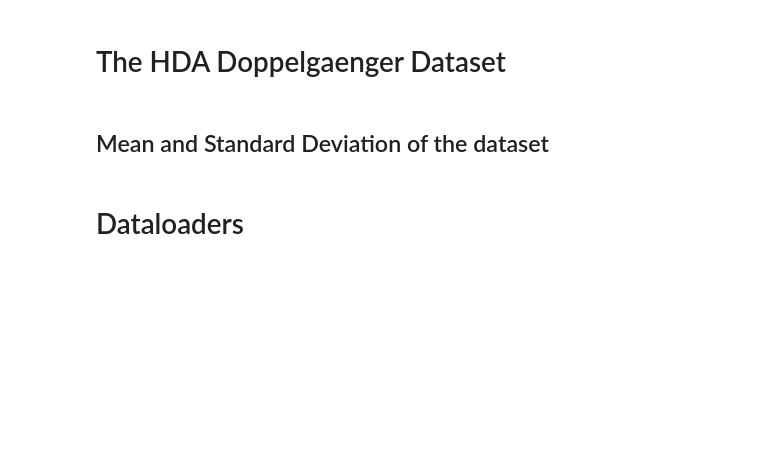
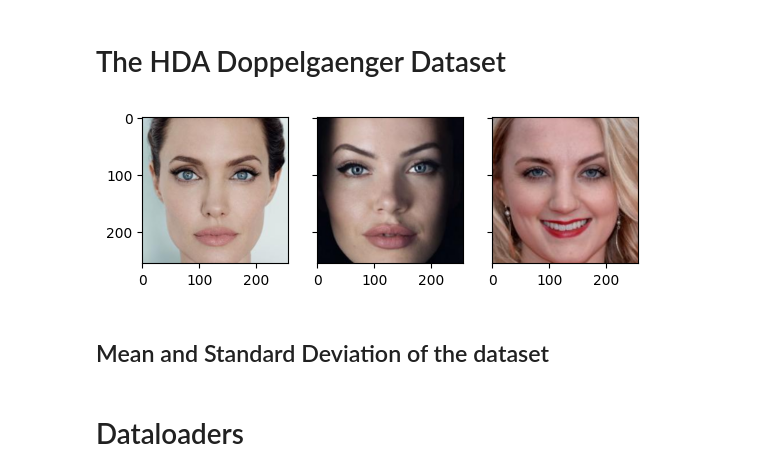
Before and after one commit to LucaFranceschi01/DL-2024, a Jupyter notebook: FINAL/FinalProject.ipynb, the cells around one changed output. Saved outputs shown, nothing was run; the diff lists cells and outputs as text; code cells hidden in the pictures; blank space fills up the shorter version.

```diff
--- a/FINAL/FinalProject.ipynb
+++ b/FINAL/FinalProject.ipynb
@@ -75,4 +70,5 @@ print(f"Using {device} device")
 # %%
 fixed_seed = 42
+dataset_version = 'F_dataset.json'
 # %% [markdown]
 # The HDA Doppelgaenger Dataset
@@ -79,9 +79,10 @@ fixed_seed = 42
 # %%
 class HDA_Doppelgaenger(torch.utils.data.Dataset):
 
-    def __init__(self, datadir = data_path, dataset_version = 'dataset.json', seed = None):
+    def __init__(self, datadir = data_path, dataset_version = 'dataset.json', seed = None, transform=None):
 
         self.datadir = datadir
+        self.transform = transform
         if seed != None:
             np.random.seed(seed)
 
@@ -96,10 +97,10 @@ class HDA_Doppelgaenger(torch.utils.data.Dataset):
         positive = Image.open(self.datadir + self.indexer[index][1])
         negative = Image.open(self.datadir + self.indexer[neg_idx][neg_type])
 
-        # if self.transform is not None :
-        #     anchor = self.transform(anchor)
-        #     positive = self.transform(positive)
-        #     negative = self.transform(negative)
+        if self.transform is not None :
+            anchor = self.transform(anchor)
+            positive = self.transform(positive)
+            negative = self.transform(negative)
 
         return anchor, positive, negative
 
@@ -140,28 +141,30 @@ class HDA_Subset(torch.utils.data.Dataset):
     def __len__(self):
         return len(self.subset)
 # %%
-dataset = HDA_Doppelgaenger(dataset_version='F_dataset.json')
+dataset = HDA_Doppelgaenger(dataset_version=dataset_version)
 
 HDA_mean, HDA_std = dataset.mean_std()
 
 base_transform = transforms.Compose(
     [transforms.ToTensor(),
      transforms.Normalize(HDA_mean, HDA_std)])
 
 augm_transform = transforms.Compose(
      [transforms.RandomHorizontalFlip(0.5),
      transforms.RandomGrayscale(0.2),
      transforms.ColorJitter(0.5, 0.5, 0.5, 0.5),
      transforms.RandomAffine(45),
      transforms.ToTensor(),
      transforms.Normalize(HDA_mean, HDA_std)])
 
 fig, axs = plt.subplots(1, 3, sharex=True, sharey=True)
 
 axs[0].imshow(dataset[0][0])
 axs[1].imshow(dataset[0][1])
 axs[2].imshow(dataset[0][2])
 plt.show()
+# %% [output]
+[figure, added]
 # %% [markdown]
 ## Mean and Standard Deviation of the dataset
 # %% [markdown]
```
Also changed, not shown: parts of 18 cells of this notebook, 2 other files.
